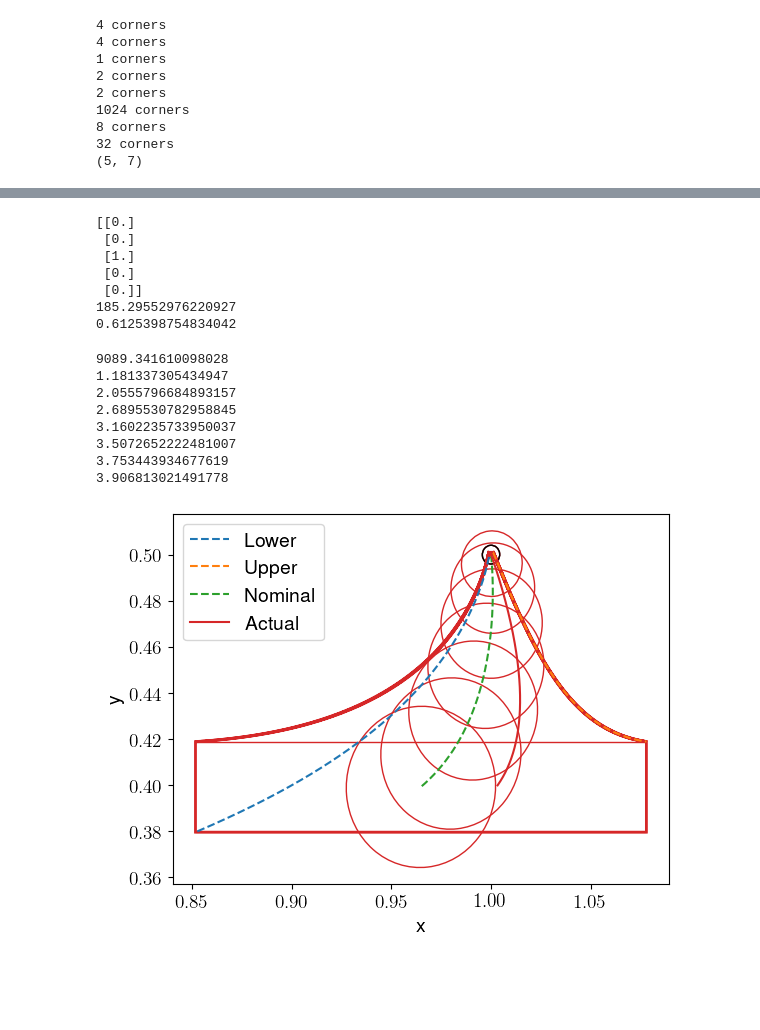
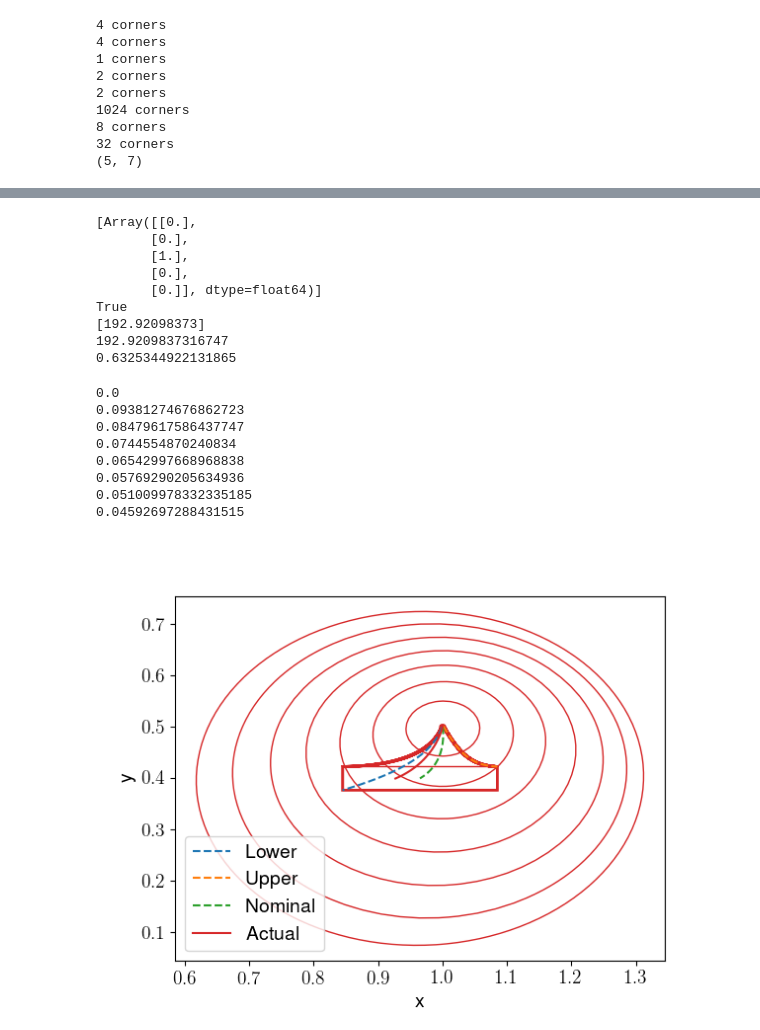
Before and after one commit to caoenqi/rta_mmtvgp, a Jupyter notebook: test_alg_yq.ipynb, the cells around one changed output, grey strips where cells are left out. Saved outputs shown, nothing was run; the diff lists cells and outputs as text; code cells hidden in the pictures; blank space fills up the shorter version.

Commit message:
fixed? reach.py and ellipsoid plotting

```diff
--- a/test_alg_yq.ipynb
+++ b/test_alg_yq.ipynb
@@ -285,10 +289,10 @@ sigma_if = lambda t, x : irx.icentpert(0.0, irx.natif(sigma)(t, x).upper)
 print(sigma_if(0.0, ix0))
 
 def upper_bound(t, x):
-    return GP.mean(jnp.array([x[1]])).reshape(-1) + jnp.sqrt(GP.variance(jnp.array([x[1]])).reshape(-1))
+    return GP.mean(jnp.array([x[1]])).reshape(-1) + sigma(t, x)#jnp.sqrt(GP.variance(jnp.array([x[1]])).reshape(-1))
 
 def lower_bound(t, x):
-    return GP.mean(jnp.array([x[1]])).reshape(-1) - jnp.sqrt(GP.variance(jnp.array([x[1]])).reshape(-1))
+    return GP.mean(jnp.array([x[1]])).reshape(-1) - sigma(t, x)#jnp.sqrt(GP.variance(jnp.array([x[1]])).reshape(-1))
 
 dist_if = lambda t, x : irx.interval(irx.natif(lower_bound)(t, x).lower, irx.natif(upper_bound)(t, x).upper)
 test_interval = irx.icentpert(x0, jnp.array([1, 1, 1, 1, 1]))
@@ -320,7 +324,8 @@ def rollout (ix, xc, K, mjacM=True) :
         # sigma_int = irx.icentpert(0.0, sigma(t, xnomt))
         # wint = irx.interval(wnomt) + sigma_if(t, irx.ut2i(xtut))
         wint = dist_if(t, irx.ut2i(xtut))
-        w_diff = wint - wnomt
+        # w_diff = wint - wnomt
+        w_diff = sigma_if(t, irx.ut2i(xtut))
 
         if mjacM :
             Mt, Mx, Mu, Mw = sys_mjacM(irx.interval(0.), irx.ut2i(xtut), uint, wint,
@@ -731,11 +734,17 @@ def fwd_rollout (sys, K, xref, uref, T, dt) :
     def step (carry, ref) :
         xt = carry
         t, xr, unom = ref
-        xt = xt + dt*sys.f(0., xt, unom + K @ (xt - xr), GP.mean(jnp.array([xt[1]])).reshape(-1) + GP.std_dev(jnp.array([xt[1]])).reshape(-1))
+        xt = xt + dt*sys.f(0., xt, unom + K @ (xt - xr), GP.mean(jnp.array([xt[1]])).reshape(-1) - jnp.sqrt(GP.variance(jnp.array([xt[1]])).reshape(-1)) ) #0.51*GP.std_dev(jnp.array([xt[1]])).reshape(-1))
         return xt, xt
     tt = jnp.arange(0, T, dt)
-    return jax.lax.scan(step, (x0), (tt, xref, uref))[1]
+    return jnp.vstack([x0, jax.lax.scan(step, (x0), (tt, xref, uref))[1]])
 
 xa = fwd_rollout(sys, K, xxnom[:-1], unom_arr[:-1], T, dt)
 print(xa)
+uint = irx.interval([0, -1],[15, 1])
+for i in range(len(unom_arr)):
+    uapplied = unom_arr[i, :] + K@(xa[i, :] - xxnom[i, :])
+    print(uapplied)
+    if not np.all((uapplied > uint.lower) & (uapplied < uint.upper)):
+        raise ValueError("uapplied not in bounds")
 # %% [output]
@@ -755,10 +768,18 @@ print(xa)
 # %%
 # solve for l with Mw
-print(Mw_c[0])
+print(Mw_c)
 
-l_arr = jnp.array([jnp.linalg.norm(jax.scipy.linalg.sqrtm(P) * w) for w in Mw_c])
+e0 = eover(ix0, P)
+P = e0.P
+# l_arr = jnp.array([jnp.linalg.norm(jax.scipy.linalg.sqrtm(P) * M * w) for M in M_c for w in Mw_c])
+P_half = jax.scipy.linalg.sqrtm(P)
+print(jnp.allclose(P_half,P_half.T))
+l_arr = jnp.array([jnp.linalg.norm(P_half * w, ord=2) for w in Mw_c])
+# l_arr = jnp.array([w for w in Mw_c])
+print(l_arr)
 l = jnp.max(l_arr)
 print(l)
+# l = 750
 
 # get max G
 G_arr = jnp.array([jnp.max(w) for w in G_c])
@@ -766,61 +787,66 @@ G_arr = jnp.array([jnp.max(w) for w in G_c])
 # print(gmax)
 
 gmax = jnp.max(jnp.array([jnp.abs(sig_range.upper), jnp.abs(sig_range.lower)]))
+# gmax = gmax * 2
 print(gmax)
 # %% [output]
-[[0.]
- [0.]
- [1.]
- [0.]
- [0.]]
-185.29552976220927
-0.6125398754834042
+[Array([[0.],
+       [0.],
+       [1.],
+       [0.],
+       [0.]], dtype=float64)]
+True
+[192.92098373]
+192.9209837316747
+0.6325344922131865
 # %%
+%matplotlib ipympl
+
 import shapely.ops as so
 
 # plot trajectories
 fig, ax = plt.subplots()
 
 # mixed monotonicity tube
 plt.plot(xx[:,0], xx[:,1], label='Lower', linestyle="dashed")
 plt.plot(xx[:,5], xx[:,6], label='Upper', linestyle="dashed")
 plt.plot(xxnom[:,0], xxnom[:,1], label='Nominal', linestyle="dashed")
 plt.plot(xa[:,0], xa[:,1], label='Actual')
 start_rect = Rectangle((xx[0,0], xx[0,1]), xx[0,5] - xx[0,0], xx[0,6] - xx[0,1], linewidth=1, edgecolor='tab:gray', facecolor='none')
 ax.add_patch(start_rect)
 end_rect = Rectangle((xx[-1,0], xx[-1,1]), xx[-1,5] - xx[-1,0], xx[-1,6] - xx[-1,1], linewidth=1, edgecolor='tab:red', facecolor='none')
 ax.add_patch(end_rect)
 
 # ellipsoidal tube from algorithm
-Ellipsoid(P, xxnom[0, :]).plot_projection(ax, color='tab:gray')
+# Ellipsoid(P, xxnom[0, :]).plot_projection(ax, color='tab:gray')
 tt = jnp.arange(0, T, dt)
 for (i, t) in enumerate(tt[::100]):
-    ei = Ellipsoid(P/(np.exp(c*t) + (l/(-1*c))*(1 - np.exp(c*t))*gmax), xxnom[100*i, :])
+    ei = Ellipsoid(P/((np.exp(c*t) + (l/(-1*c))*(1 - np.exp(c*t))*gmax)**2), xxnom[100*i, :])
     ei.plot_projection(ax, color='tab:red')
     print(ei.V(xa[100*i,:]))
-ef = Ellipsoid(P/(np.exp(c*(T-dt)) + (l/(-1*c))*(1 - np.exp(c*(T-dt)))*gmax), xxnom[-1, :])
+ef = Ellipsoid(P/((np.exp(c*(T-dt)) + (l/(-1*c))*(1 - np.exp(c*(T-dt)))*gmax)**2), xxnom[-1, :])
 ef.plot_projection(ax, color='tab:red')
 print(ef.V(xa[-1,:]))
 
-Ellipsoid(orig_P, xxnom[0, :]).plot_projection(ax, color='black')
+# Ellipsoid(orig_P, xxnom[0, :]).plot_projection(ax, color='black')
 
 # TODO: Plot intersection bt/ ellipsoids and rectangles
 irx.utils.draw_iarrays(ax, [irx.ut2i(xxi) for xxi in xx], ec='tab:red')
 
 plt.xlabel('x')
 plt.ylabel('y')
 plt.legend()
 plt.show()
 # %% [output]
-9089.341610098028
-1.181337305434947
-2.0555796684893157
-2.6895530782958845
-3.1602235733950037
-3.5072652222481007
-3.753443934677619
-3.906813021491778
+0.0
+0.09381274676862723
+0.08479617586437747
+0.0744554870240834
+0.06542997668968838
+0.05769290205634936
+0.051009978332335185
+0.04592697288431515
-[figure, old version]
+[figure, new version]
 # %%
 # plot trajectories
 fig, ax = plt.subplots()
```
Also changed, not shown: parts of 10 cells of this notebook, 1 other file.
